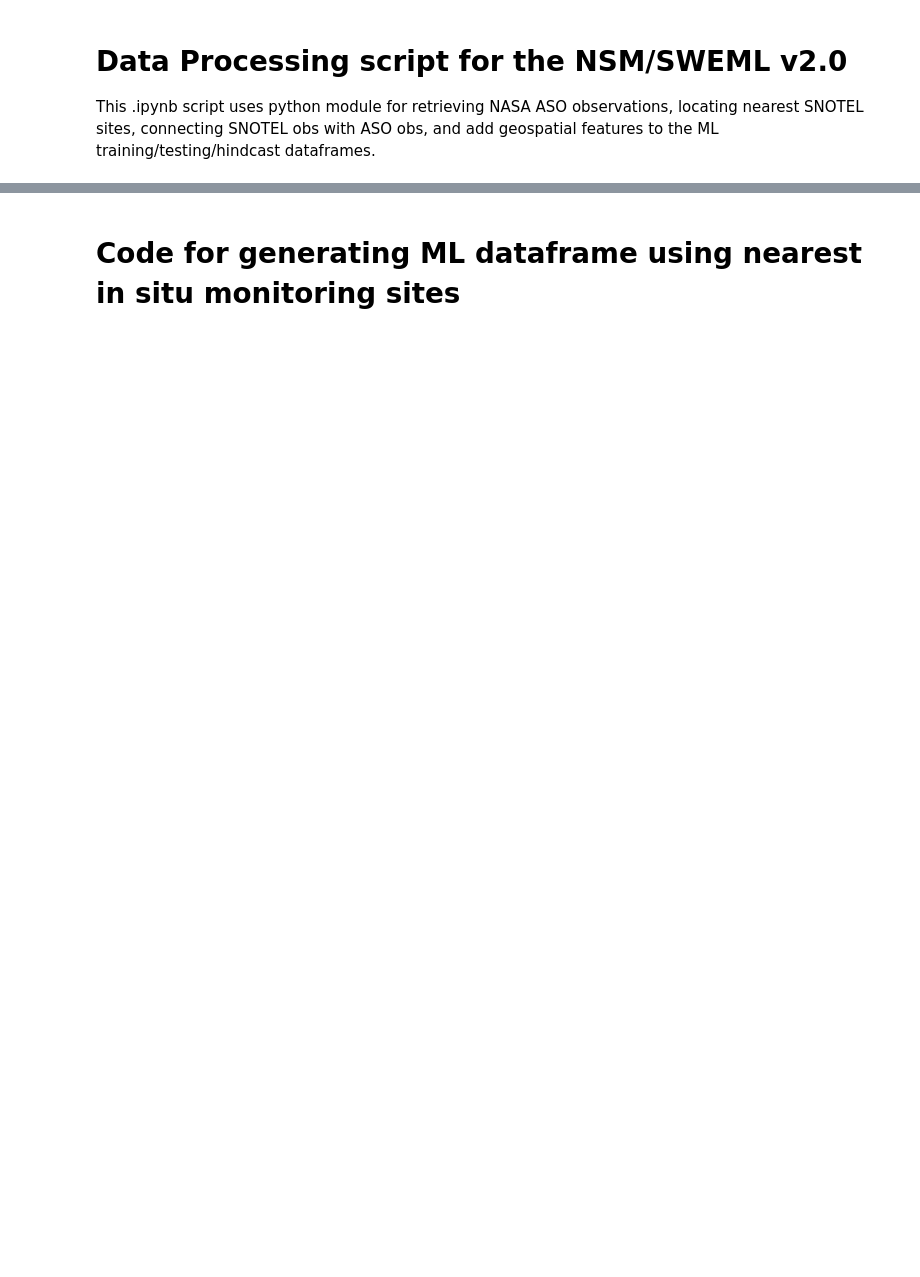
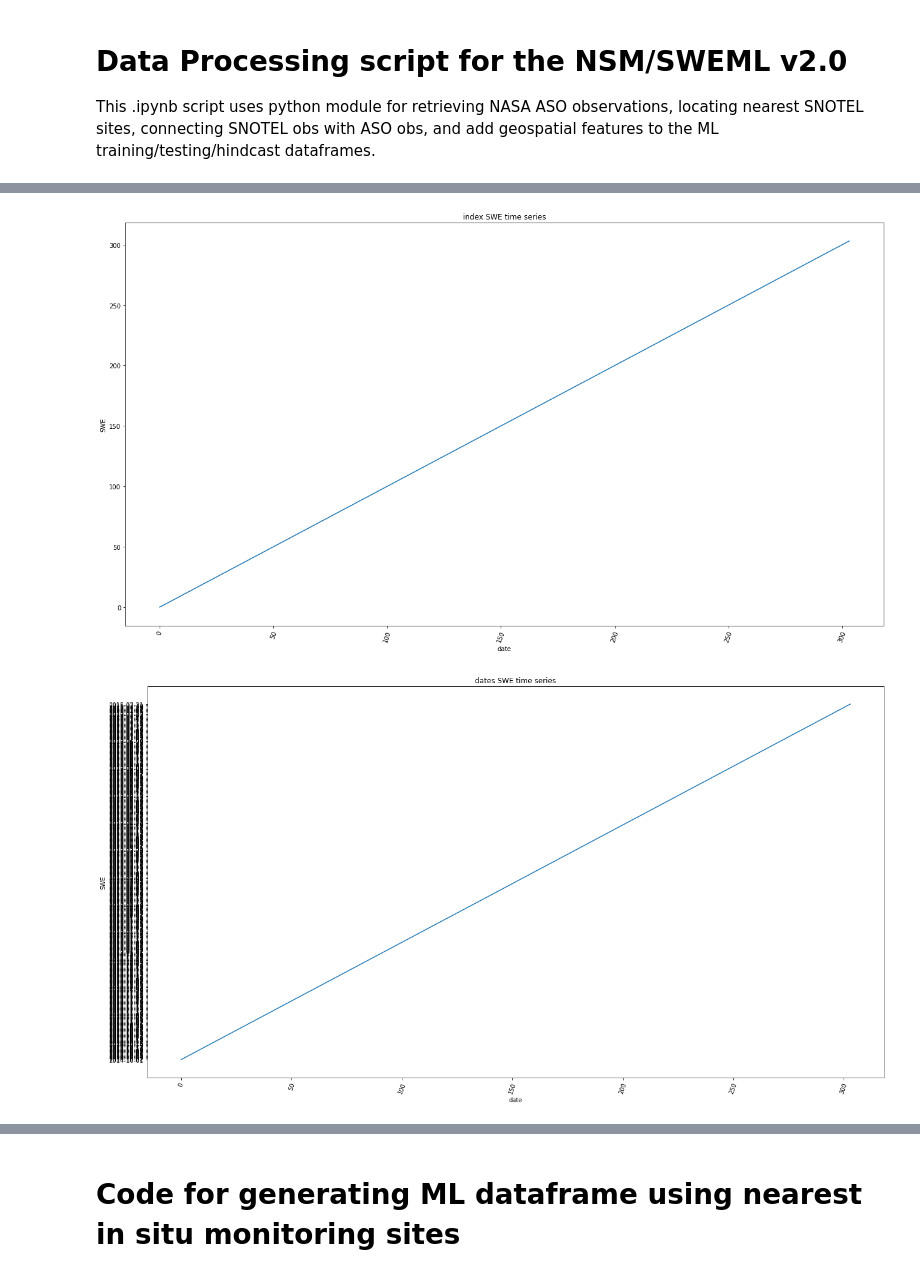
Before and after one commit to whitelightning450/SWEMLv2.0, a Jupyter notebook: Dataprocessing/DataProcessing_PipelineModularized.ipynb, the cells around one changed output, grey strips where cells are left out. Drawn from its saved outputs; the diff is of its cells as text; code cells hidden in the pictures; blank space fills up the shorter version.

```diff
--- a/Dataprocessing/DataProcessing_PipelineModularized.ipynb
+++ b/Dataprocessing/DataProcessing_PipelineModularized.ipynb
@@ -158,0 +84,9 @@ Checking to make sure all files successfully converted...
+# %%
+import pandas as pd
+import numpy as np
+
+snotel_path = f"{HOME}/SWEMLv2.0/data/SNOTEL_Data"
+year_df = pd.read_parquet(f"{snotel_path}/2015_ground_measures_dp.parquet")
+
+year_df = year_df.replace({-9999.0: np.nan})
+year_df.head(5)
@@ -158,0 +102,26 @@ Checking to make sure all files successfully converted...
+# %%
+cols = year_df.columns
+year_df[cols[0]] = pd.Series(year_df[cols[0]].values).interpolate(method='nearest').values
+# %%
+import matplotlib.pyplot as plt
+import numpy as np
+
+cols = year_df.columns
+year_df.reset_index(inplace=True)
+
+for s in np.arange(0,10,1):
+
+       site = cols[s]
+
+       fig, ax = plt.subplots(figsize=(22, 12))
+       ax.plot(year_df.index, year_df[site])
+
+       ax.set(xlabel='date', ylabel='SWE',
+              title=f'{site} SWE time series')
+       #ax.grid()
+       plt.xticks(rotation=70)
+       #fig.savefig("test.png")
+       plt.show()
+# %% [output]
+[figure, added]
+[figure, added]
```
Also changed, not shown: parts of 24 cells of this notebook, 7 other files.
